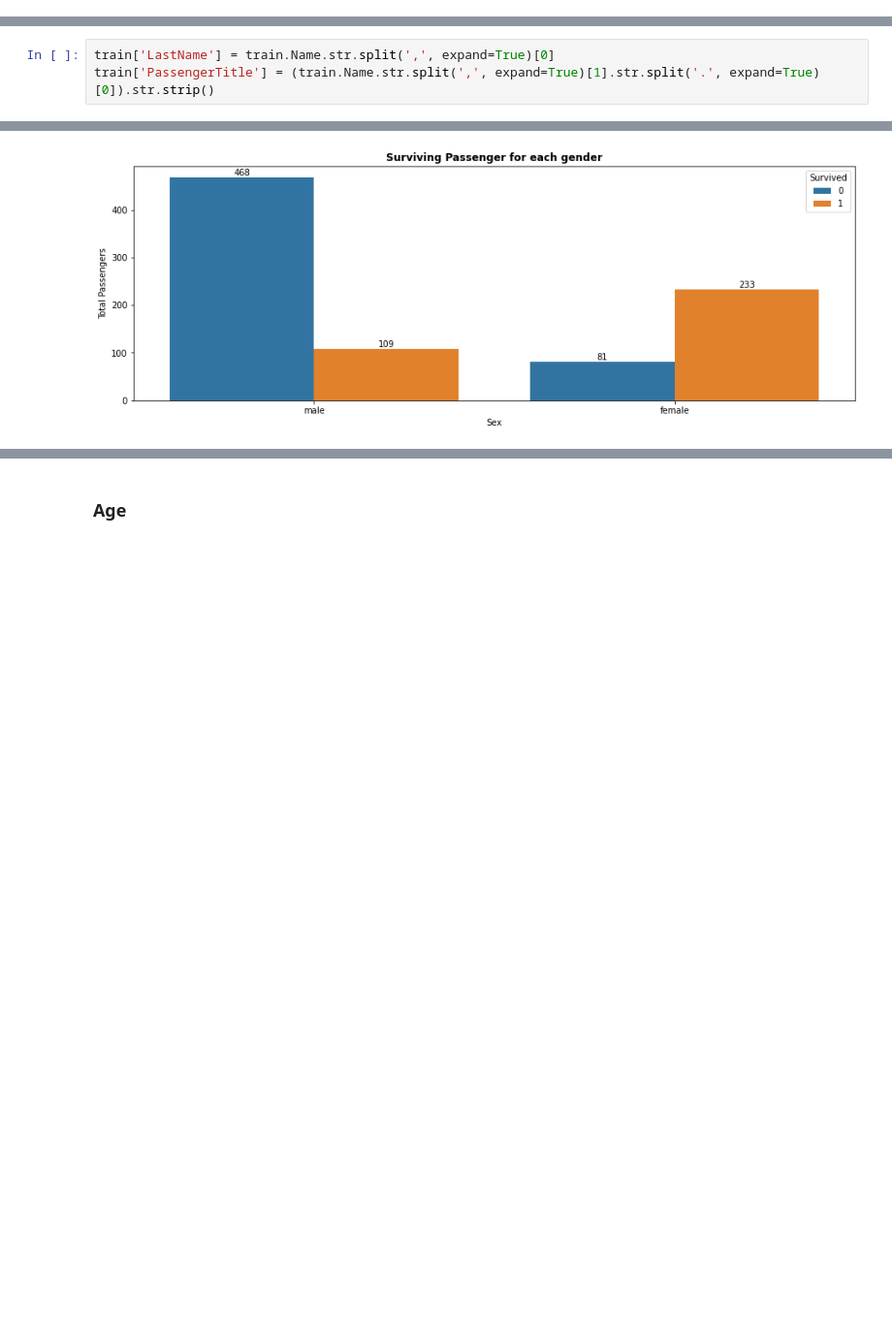
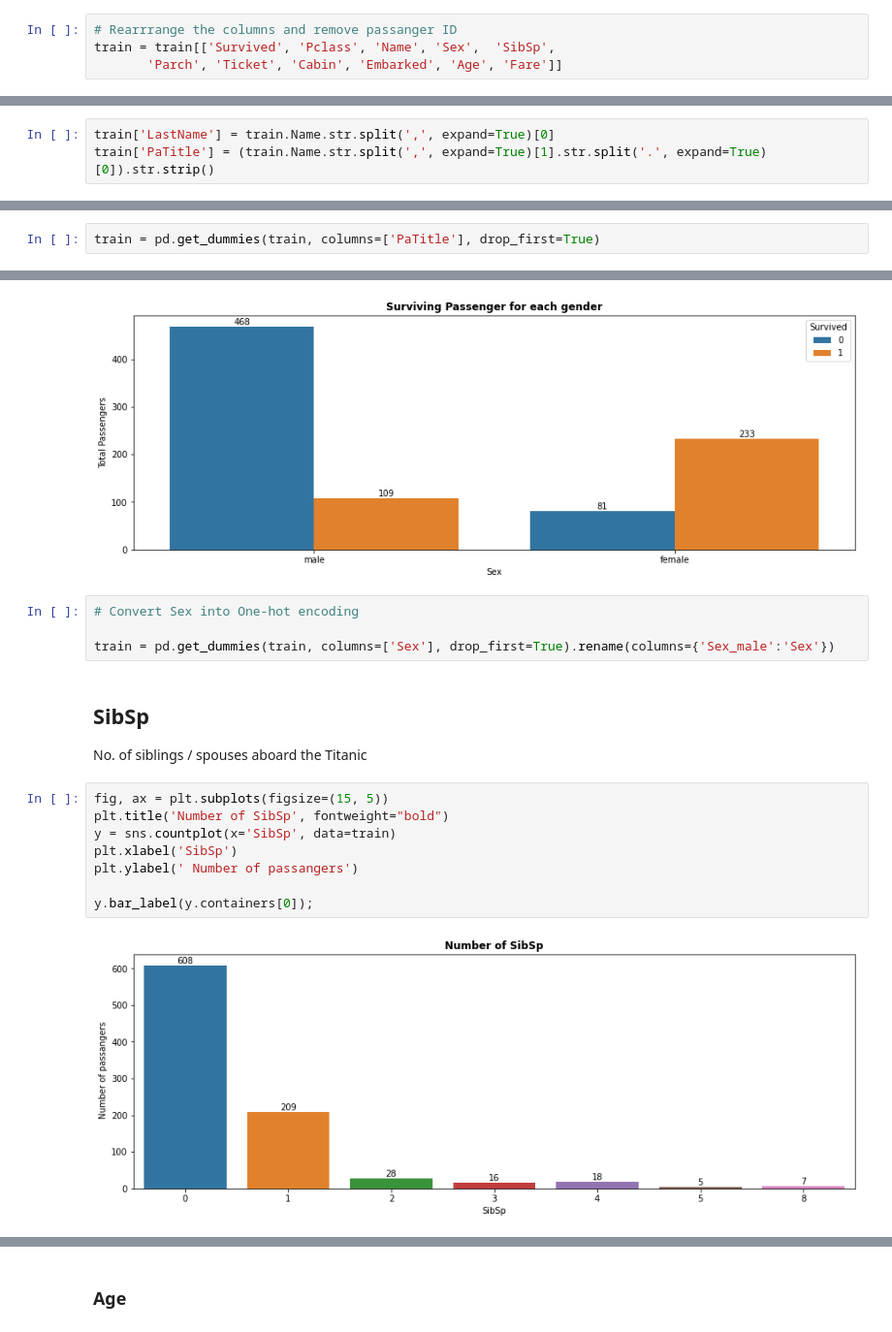
Before and after one commit to Neelam-Singhal/ClassificationProblem, a Jupyter notebook: titanic.ipynb, the cells around one changed output, grey strips where cells are left out. Shown: that part at 97% size. Drawn from its saved outputs; the diff is of its cells as text; blank space fills up the shorter version.

```diff
--- a/titanic.ipynb
+++ b/titanic.ipynb
@@ -42,2 +39,6 @@ train
+# %%
+# Rearrrange the columns and remove passanger ID
+train = train[['Survived', 'Pclass', 'Name', 'Sex',  'SibSp',
+       'Parch', 'Ticket', 'Cabin', 'Embarked', 'Age', 'Fare']]
 # %% [markdown]
 ## EDA
@@ -139,6 +132,6 @@ y.bar_label(y.containers[1]);
 # %%
 train['LastName'] = train.Name.str.split(',', expand=True)[0]
-train['PassengerTitle'] = (train.Name.str.split(',', expand=True)[1].str.split('.', expand=True)[0]).str.strip()
+train['PaTitle'] = (train.Name.str.split(',', expand=True)[1].str.split('.', expand=True)[0]).str.strip()
 # %%
 fig, ax = plt.subplots(figsize=(15, 5))
 plt.title('Number of Survivors per Passanger Title', fontweight="bold")
@@ -181,4 +174,6 @@ y.bar_label(y.containers[0])
 y.bar_label(y.containers[1]);
 # %% [output]
 [figure]
+# %%
+train = pd.get_dummies(train, columns=['PaTitle'], drop_first=True)
 # %% [markdown]
@@ -200,3 +195,21 @@ y.bar_label(y.containers[0])
 y.bar_label(y.containers[1]);
 # %% [output]
 [figure]
+# %%
+# Convert Sex into One-hot encoding
+
+train = pd.get_dummies(train, columns=['Sex'], drop_first=True).rename(columns={'Sex_male':'Sex'})
+# %% [markdown]
+## <b>SibSp</b>
+
+No. of siblings / spouses aboard the Titanic
+# %%
+fig, ax = plt.subplots(figsize=(15, 5))
+plt.title('Number of SibSp', fontweight="bold")
+y = sns.countplot(x='SibSp', data=train)
+plt.xlabel('SibSp')
+plt.ylabel(' Number of passangers')
+
+y.bar_label(y.containers[0]);
+# %% [output]
+[figure, added]
```
Also changed, not shown: parts of 46 cells of this notebook.
